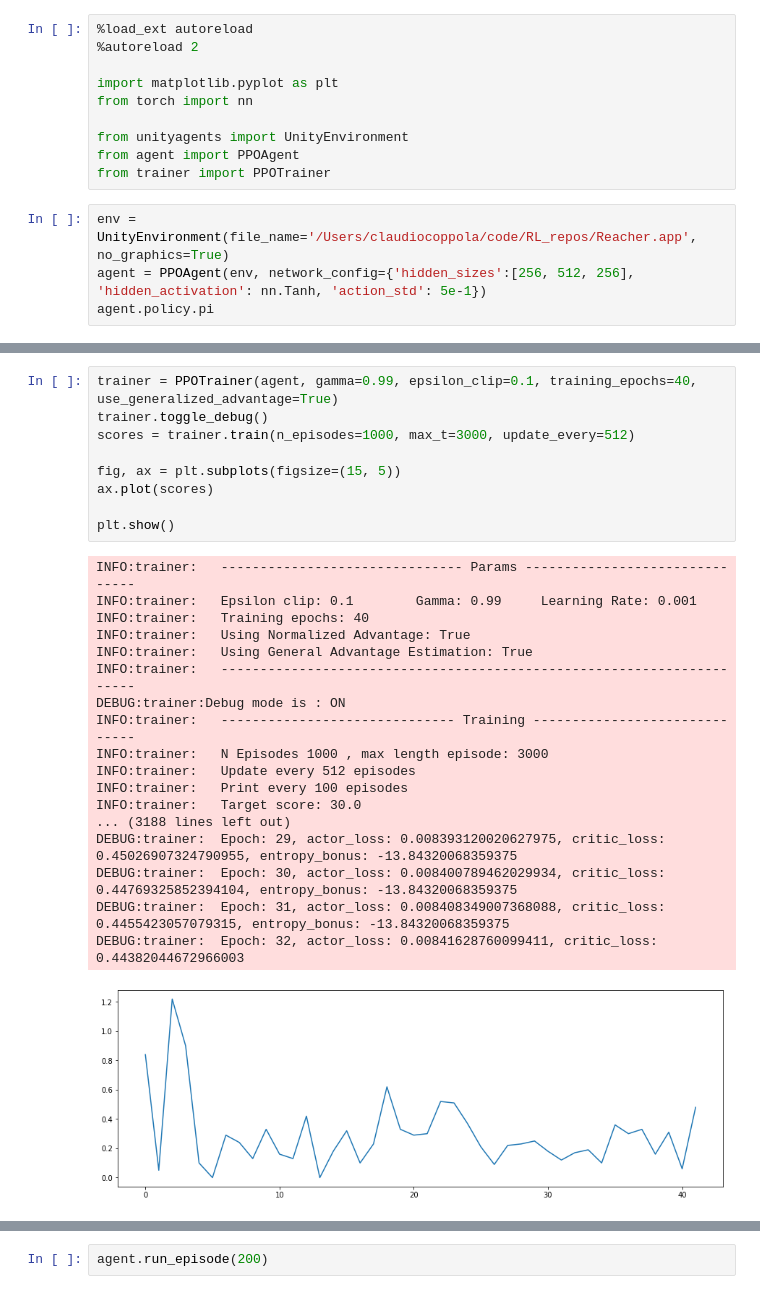
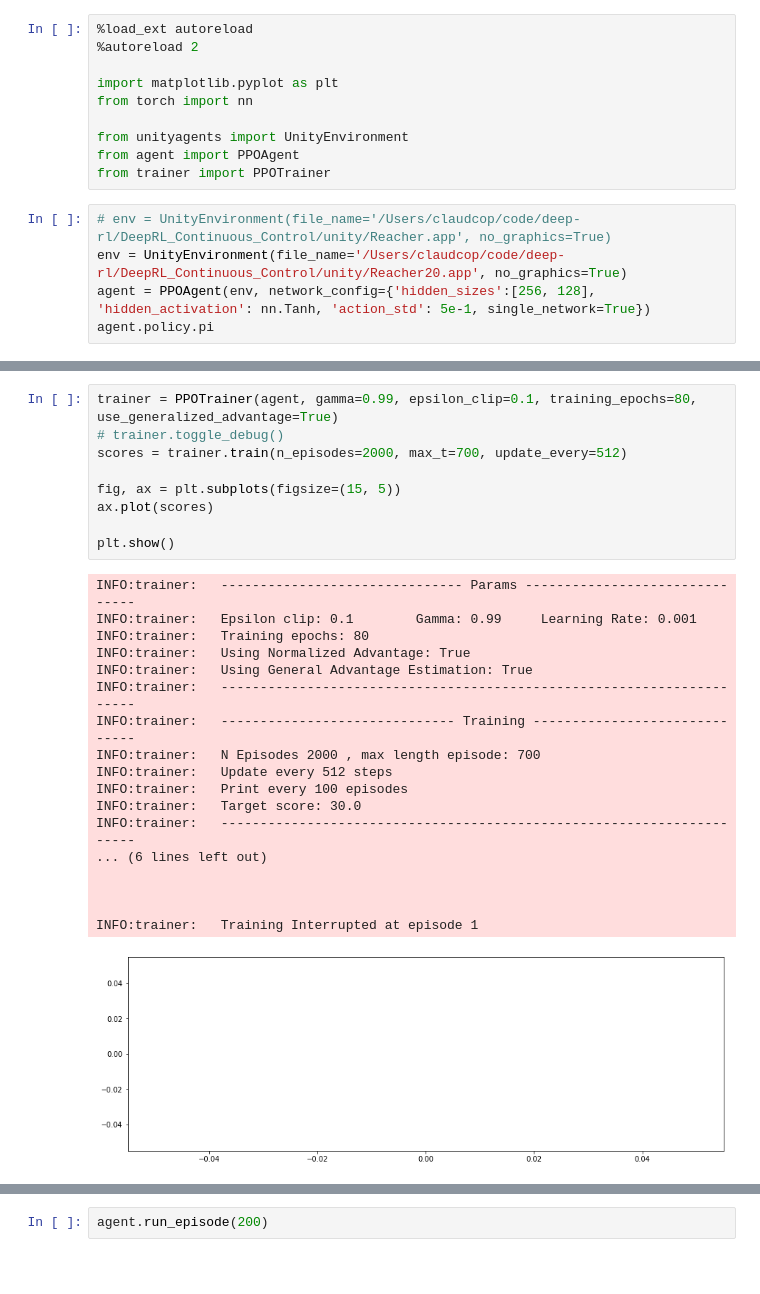
Before and after one commit to Raziel90/DeepRL_Continuous_Control, a Jupyter notebook: src/model/ppo/PPO_Continous_learning.ipynb, the cells around one changed output, grey strips where cells are left out. Drawn from its saved outputs; the diff is of its cells as text; blank space fills up the shorter version.

```diff
--- a/src/model/ppo/PPO_Continous_learning.ipynb
+++ b/src/model/ppo/PPO_Continous_learning.ipynb
@@ -9,8 +9,9 @@ from unityagents import UnityEnvironment
 from agent import PPOAgent
 from trainer import PPOTrainer
 # %%
-env = UnityEnvironment(file_name='/Users/claudiocoppola/code/RL_repos/Reacher.app', no_graphics=True)
-agent = PPOAgent(env, network_config={'hidden_sizes':[256, 512, 256], 'hidden_activation': nn.Tanh, 'action_std': 5e-1})
+# env = UnityEnvironment(file_name='/Users/claudcop/code/deep-rl/DeepRL_Continuous_Control/unity/Reacher.app', no_graphics=True)
+env = UnityEnvironment(file_name='/Users/claudcop/code/deep-rl/DeepRL_Continuous_Control/unity/Reacher20.app', no_graphics=True)
+agent = PPOAgent(env, network_config={'hidden_sizes':[256, 128], 'hidden_activation': nn.Tanh, 'action_std': 5e-1, single_network=True})
 agent.policy.pi
 # %% [output]
 INFO:unityagents:
@@ -44,32 +41,32 @@ Sequential(
 )
 # %%
-trainer = PPOTrainer(agent, gamma=0.99, epsilon_clip=0.1, training_epochs=40, use_generalized_advantage=True)
-trainer.toggle_debug()
-scores = trainer.train(n_episodes=1000, max_t=3000, update_every=512)
+trainer = PPOTrainer(agent, gamma=0.99, epsilon_clip=0.1, training_epochs=80, use_generalized_advantage=True)
+# trainer.toggle_debug()
+scores = trainer.train(n_episodes=2000, max_t=700, update_every=512)
 
 fig, ax = plt.subplots(figsize=(15, 5))
 ax.plot(scores)
 
 plt.show()
 # %% [output]
 INFO:trainer:   ------------------------------- Params -------------------------------
 INFO:trainer:   Epsilon clip: 0.1        Gamma: 0.99     Learning Rate: 0.001
-INFO:trainer:   Training epochs: 40
+INFO:trainer:   Training epochs: 80
 INFO:trainer:   Using Normalized Advantage: True
 INFO:trainer:   Using General Advantage Estimation: True
 INFO:trainer:   ----------------------------------------------------------------------
-DEBUG:trainer:Debug mode is : ON
 INFO:trainer:   ------------------------------ Training ------------------------------
-INFO:trainer:   N Episodes 1000 , max length episode: 3000
-INFO:trainer:   Update every 512 episodes
+INFO:trainer:   N Episodes 2000 , max length episode: 700
+INFO:trainer:   Update every 512 steps
 INFO:trainer:   Print every 100 episodes
 INFO:trainer:   Target score: 30.0
-... (3188 lines left out)
-DEBUG:trainer:  Epoch: 29, actor_loss: 0.008393120020627975, critic_loss: 0.45026907324790955, entropy_bonus: -13.84320068359375
-DEBUG:trainer:  Epoch: 30, actor_loss: 0.008400789462029934, critic_loss: 0.44769325852394104, entropy_bonus: -13.84320068359375
-DEBUG:trainer:  Epoch: 31, actor_loss: 0.008408349007368088, critic_loss: 0.4455423057079315, entropy_bonus: -13.84320068359375
-DEBUG:trainer:  Epoch: 32, actor_loss: 0.00841628760099411, critic_loss: 0.44382044672966003
+INFO:trainer:   ----------------------------------------------------------------------
+... (6 lines left out)
+
+
+
+INFO:trainer:   Training Interrupted at episode 1
-[figure, old version]
+[figure, new version]
 # %%
 
 fig, ax = plt.subplots(figsize=(15, 5))
```
Also changed, not shown: parts of 9 cells of this notebook, 3 other files.
